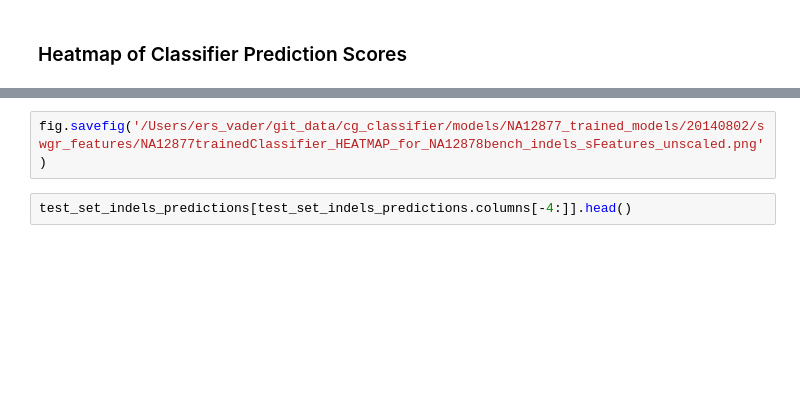
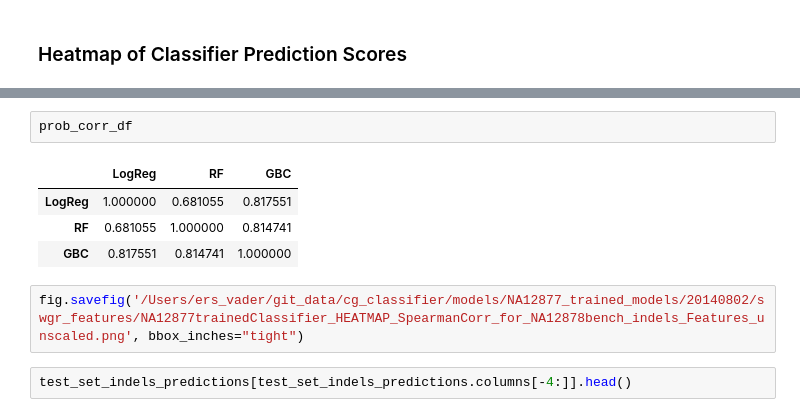
Before and after one commit to Schork-Lab/cg-classifier, a Jupyter notebook: ipynb/cg_RF_NA12877_SWGRfeatures.ipynb, the cells around one changed output, grey strips where cells are left out. Drawn from its saved outputs; the diff is of its cells as text; blank space fills up the shorter version.

```diff
--- a/ipynb/cg_RF_NA12877_SWGRfeatures.ipynb
+++ b/ipynb/cg_RF_NA12877_SWGRfeatures.ipynb
@@ -959,5 +946,12 @@ plt.show()
+# %%
+prob_corr_df
+# %% [output]
+|  | LogReg | RF | GBC |
+| LogReg | 1.000000 | 0.681055 | 0.817551 |
+| RF | 0.681055 | 1.000000 | 0.814741 |
+| GBC | 0.817551 | 0.814741 | 1.000000 |
 # %%
-fig.savefig('/Users/ers_vader/git_data/cg_classifier/models/NA12877_trained_models/20140802/swgr_features/NA12877trainedClassifier_HEATMAP_for_NA12878bench_indels_sFeatures_unscaled.png')
+fig.savefig('/Users/ers_vader/git_data/cg_classifier/models/NA12877_trained_models/20140802/swgr_features/NA12877trainedClassifier_HEATMAP_SpearmanCorr_for_NA12878bench_indels_Features_unscaled.png', bbox_inches="tight")
 # %%
 test_set_indels_predictions[test_set_indels_predictions.columns[-4:]].head()
 # %% [output]
```
Also changed, not shown: parts of 8 cells of this notebook.
